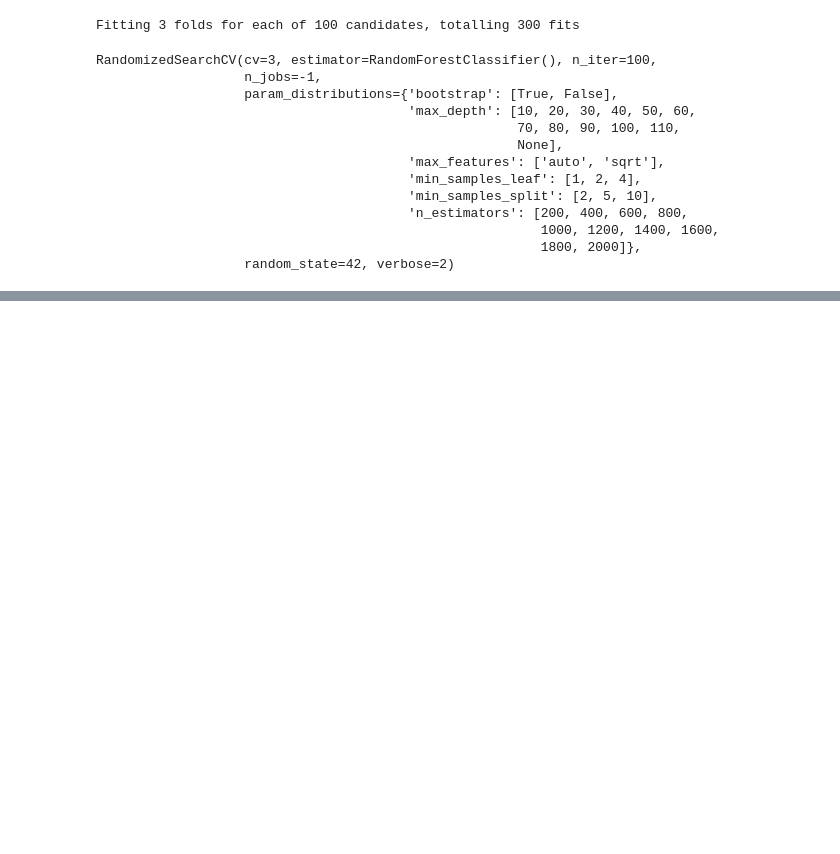
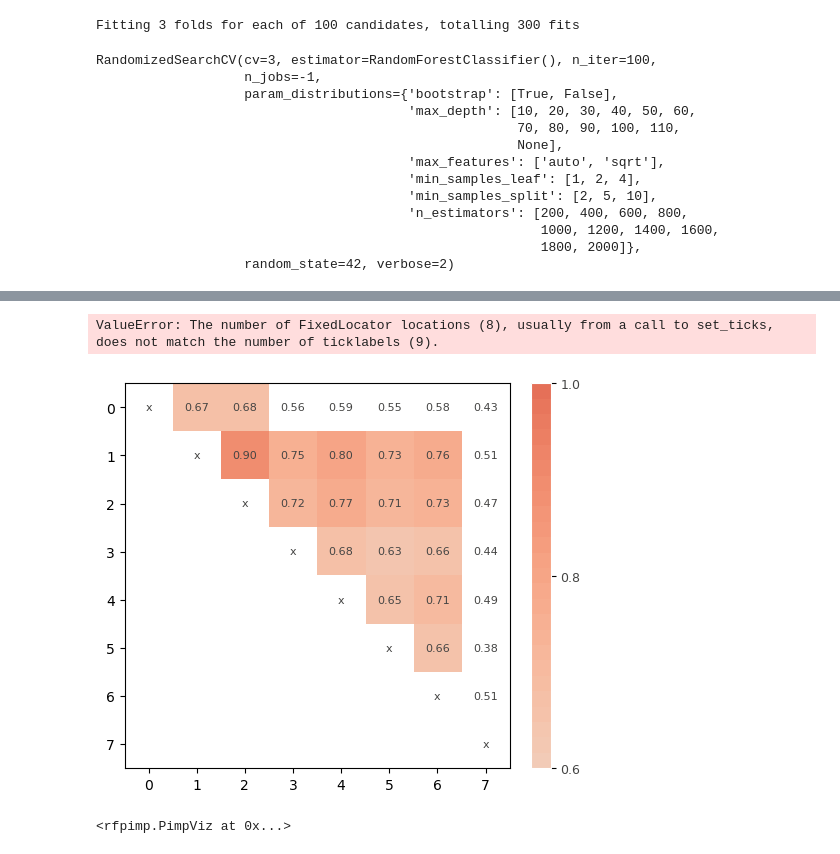
Before and after one commit to lilianabs/customer-acceptance, a Jupyter notebook: breast_cancer_example.ipynb, the cells around one changed output, grey strips where cells are left out. Cells and saved outputs as stored; diff of their text form; code cells hidden in the pictures; blank space fills up the shorter version.

```diff
--- a/breast_cancer_example.ipynb
+++ b/breast_cancer_example.ipynb
@@ -352,0 +345,21 @@ params["oob_score"] = True
+# %%
+from rfpimp import plot_corr_heatmap
+from rfpimp import *
+
+viz = plot_corr_heatmap(X_train, figsize=(7,5))
+viz.view()
+# %% [output]
+ValueError: The number of FixedLocator locations (8), usually from a call to set_ticks, does not match the number of ticklabels (9).
+[figure, added]
+# %%
+dependence_matrix = feature_dependence_matrix(X_train,
+                          rfrmodel=RandomForestRegressor(n_estimators=50, oob_score=True),
+                          rfcmodel=RandomForestClassifier(n_estimators=50, oob_score=True),
+                          cat_count=20,
+                          zero=0.001,
+                          sort_by_dependence=False,
+                          n_samples=5000)
+
+plot_dependence_heatmap(dependence_matrix)
+# %% [output]
+<rfpimp.PimpViz at 0x...>
```
Also changed, not shown: parts of 9 cells of this notebook.
